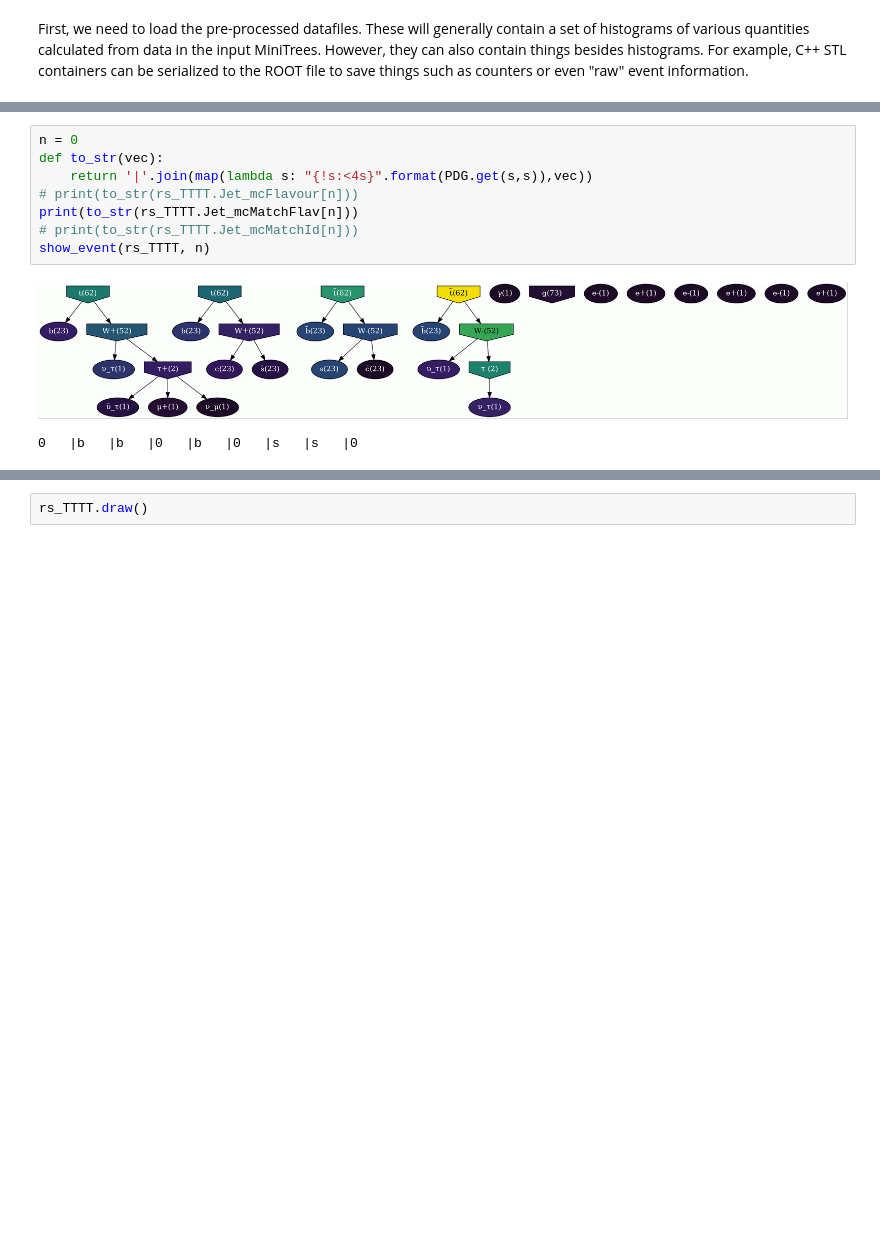
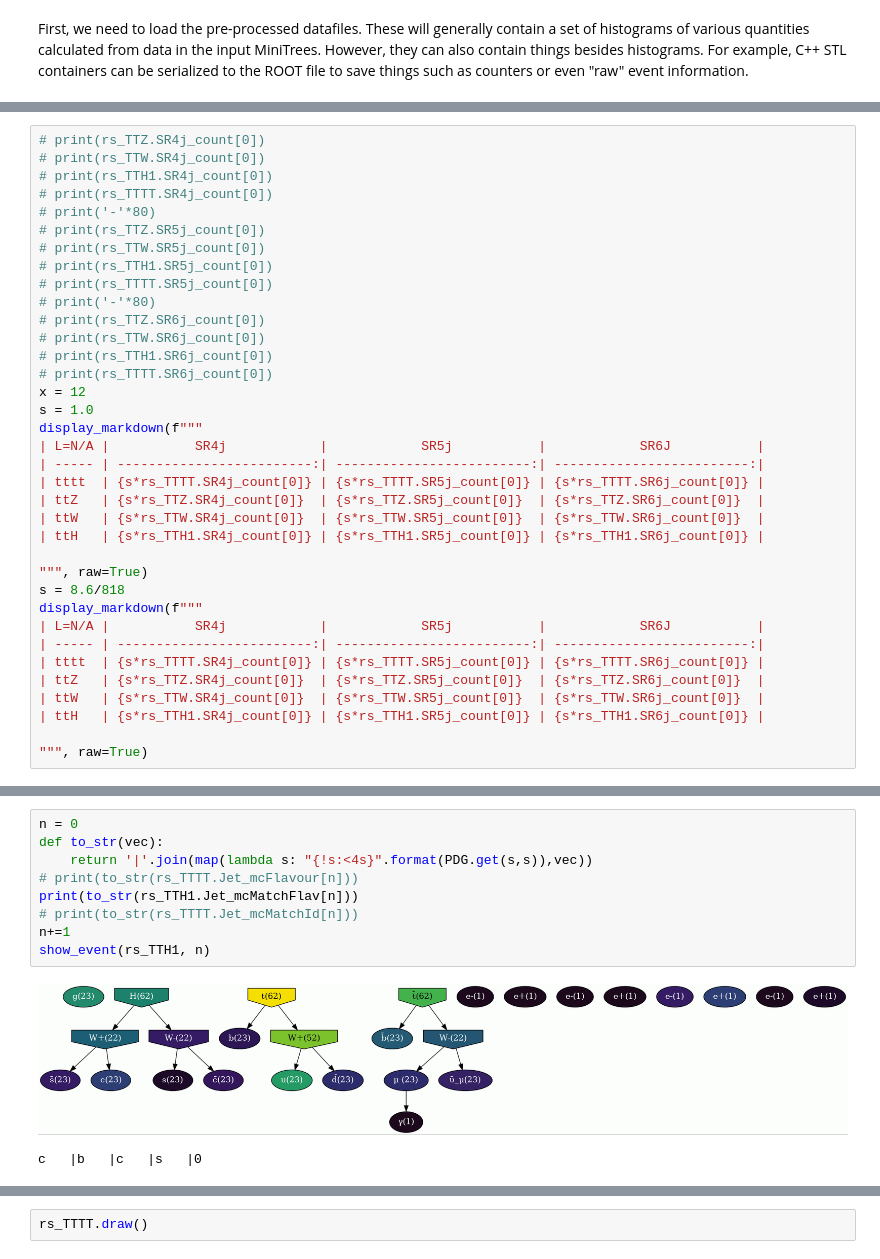
Before and after one commit to cfangmeier/TTTT, a Jupyter notebook: python/TTTT_Analysis.ipynb, the cells around one changed output, grey strips where cells are left out. Saved outputs shown, nothing was run; the diff lists cells and outputs as text; blank space fills up the shorter version.

Commit message:
Adds basic event selection

```diff
--- a/python/TTTT_Analysis.ipynb
+++ b/python/TTTT_Analysis.ipynb
@@ -26,2 +31,38 @@ Writing log data to ../data/TTWToLNu_treeProducerSusyMultilepton_tree_result.log
 Running analysis for sample:  TTTT
 Writing log data to ../data/TTTT_ext_treeProducerSusyMultilepton_tree_result.log
+# %%
+# print(rs_TTZ.SR4j_count[0])
+# print(rs_TTW.SR4j_count[0])
+# print(rs_TTH1.SR4j_count[0])
+# print(rs_TTTT.SR4j_count[0])
+# print('-'*80)
+# print(rs_TTZ.SR5j_count[0])
+# print(rs_TTW.SR5j_count[0])
+# print(rs_TTH1.SR5j_count[0])
+# print(rs_TTTT.SR5j_count[0])
+# print('-'*80)
+# print(rs_TTZ.SR6j_count[0])
+# print(rs_TTW.SR6j_count[0])
+# print(rs_TTH1.SR6j_count[0])
+# print(rs_TTTT.SR6j_count[0])
+x = 12
+s = 1.0
+display_markdown(f"""
+| L=N/A |           SR4j            |            SR5j           |            SR6J           |
+| ----- | -------------------------:| -------------------------:| -------------------------:|
+| tttt  | {s*rs_TTTT.SR4j_count[0]} | {s*rs_TTTT.SR5j_count[0]} | {s*rs_TTTT.SR6j_count[0]} |
+| ttZ   | {s*rs_TTZ.SR4j_count[0]}  | {s*rs_TTZ.SR5j_count[0]}  | {s*rs_TTZ.SR6j_count[0]}  |
+| ttW   | {s*rs_TTW.SR4j_count[0]}  | {s*rs_TTW.SR5j_count[0]}  | {s*rs_TTW.SR6j_count[0]}  |
+| ttH   | {s*rs_TTH1.SR4j_count[0]} | {s*rs_TTH1.SR5j_count[0]} | {s*rs_TTH1.SR6j_count[0]} |
+
+""", raw=True)
+s = 8.6/818
+display_markdown(f"""
+| L=N/A |           SR4j            |            SR5j           |            SR6J           |
+| ----- | -------------------------:| -------------------------:| -------------------------:|
+| tttt  | {s*rs_TTTT.SR4j_count[0]} | {s*rs_TTTT.SR5j_count[0]} | {s*rs_TTTT.SR6j_count[0]} |
+| ttZ   | {s*rs_TTZ.SR4j_count[0]}  | {s*rs_TTZ.SR5j_count[0]}  | {s*rs_TTZ.SR6j_count[0]}  |
+| ttW   | {s*rs_TTW.SR4j_count[0]}  | {s*rs_TTW.SR5j_count[0]}  | {s*rs_TTW.SR6j_count[0]}  |
+| ttH   | {s*rs_TTH1.SR4j_count[0]} | {s*rs_TTH1.SR5j_count[0]} | {s*rs_TTH1.SR6j_count[0]} |
+
+""", raw=True)
@@ -123,14 +179,15 @@ display(fns)
 # %%
 n = 0
 def to_str(vec):
     return '|'.join(map(lambda s: "{!s:<4s}".format(PDG.get(s,s)),vec))
 # print(to_str(rs_TTTT.Jet_mcFlavour[n]))
-print(to_str(rs_TTTT.Jet_mcMatchFlav[n]))
+print(to_str(rs_TTH1.Jet_mcMatchFlav[n]))
 # print(to_str(rs_TTTT.Jet_mcMatchId[n]))
-show_event(rs_TTTT, n)
+n+=1
+show_event(rs_TTH1, n)
 # %% [output]
-[figure, old version]
+[figure, new version]
-0   |b   |b   |0   |b   |0   |s   |s   |0
+c   |b   |c   |s   |0
 # %%
 clear()
 ResultSet.hist_array_single('dijet_inv_mass')
```
Also changed, not shown: parts of 17 cells of this notebook, 6 other files.
